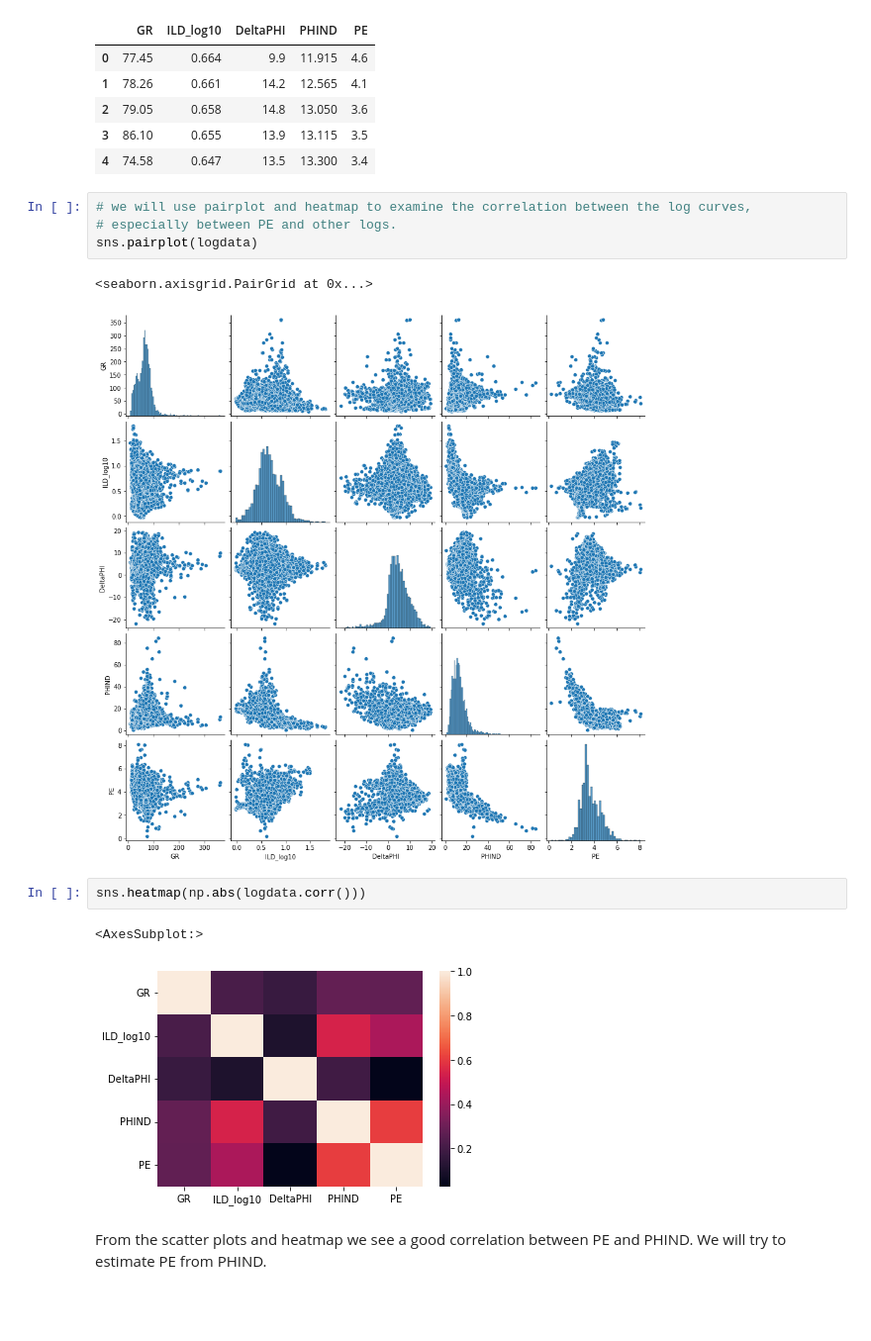
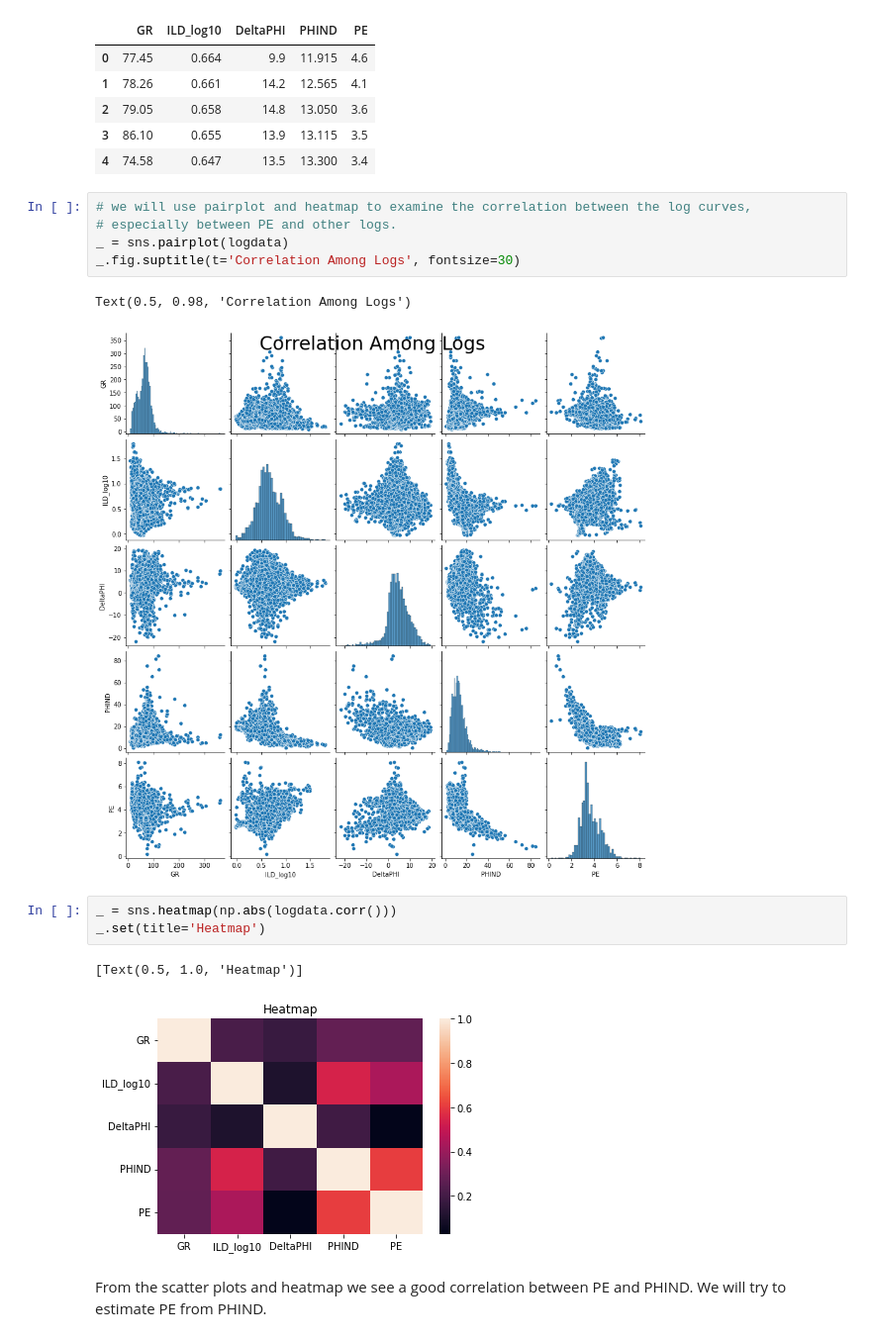
Before and after one commit to hyuanster/Capstone_Project_2_Rocks_Facies_Classification, a Jupyter notebook: Facies_prediction.ipynb, the cells around one changed output. Shown at 99% size. Drawn from its saved outputs; the diff is of its cells as text; blank space fills up the shorter version.

Commit message:
Added project context at the beginning and added plots titles/labels

```diff
--- a/Facies_prediction.ipynb
+++ b/Facies_prediction.ipynb
@@ -283,15 +294,17 @@ logdata.head()
 # %%
 # we will use pairplot and heatmap to examine the correlation between the log curves,
 # especially between PE and other logs.
-sns.pairplot(logdata)
+_ = sns.pairplot(logdata)
+_.fig.suptitle(t='Correlation Among Logs', fontsize=30)
 # %% [output]
-<seaborn.axisgrid.PairGrid at 0x...>
+Text(0.5, 0.98, 'Correlation Among Logs')
-[figure, old version]
+[figure, new version]
 # %%
-sns.heatmap(np.abs(logdata.corr()))
+_ = sns.heatmap(np.abs(logdata.corr()))
+_.set(title='Heatmap')
 # %% [output]
-<AxesSubplot:>
+[Text(0.5, 1.0, 'Heatmap')]
-[figure, old version]
+[figure, new version]
 # %% [markdown]
 From the scatter plots and heatmap we see a good correlation between PE and PHIND. We will try to estimate PE from PHIND.
 # %% [markdown]
```
Also changed, not shown: parts of 14 cells of this notebook.
